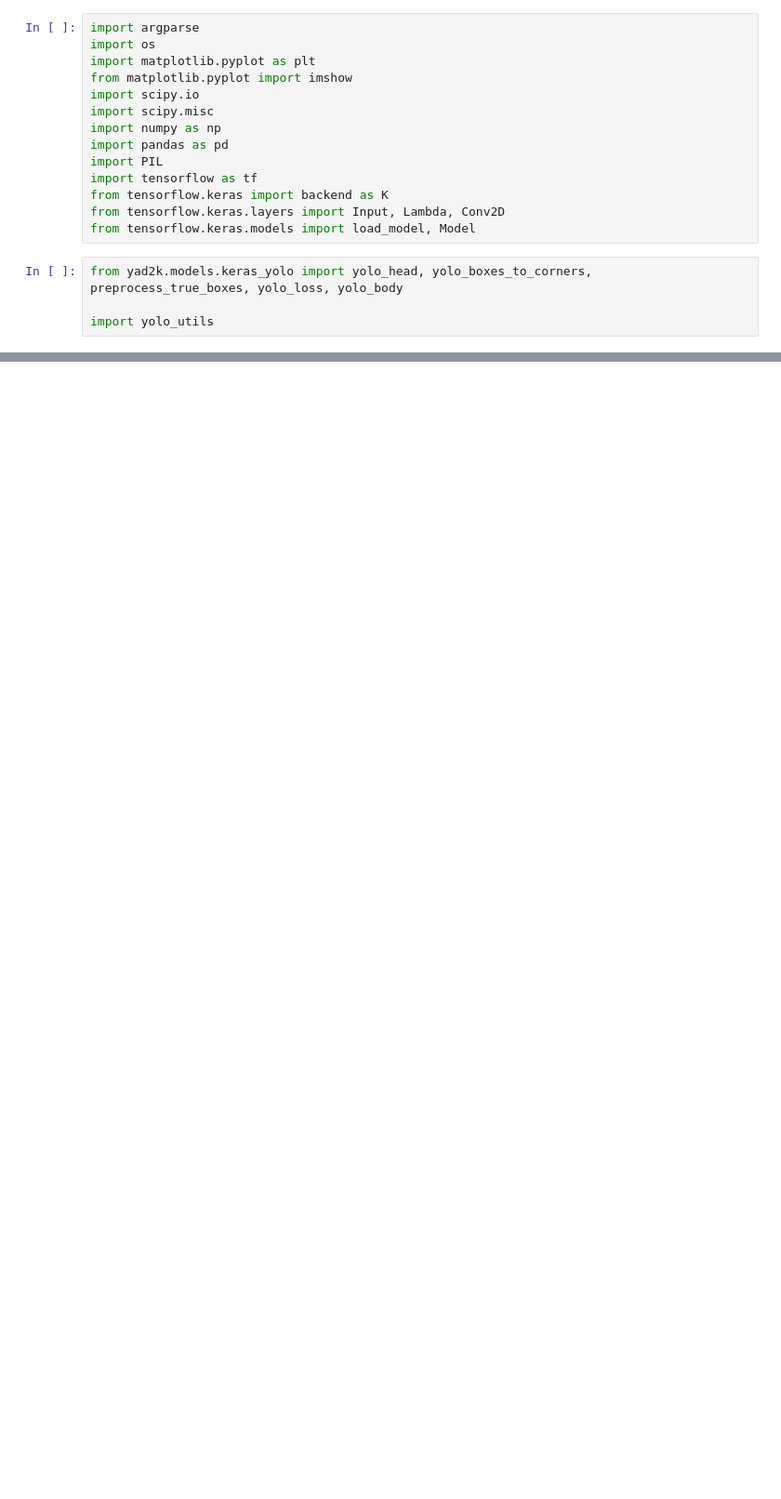
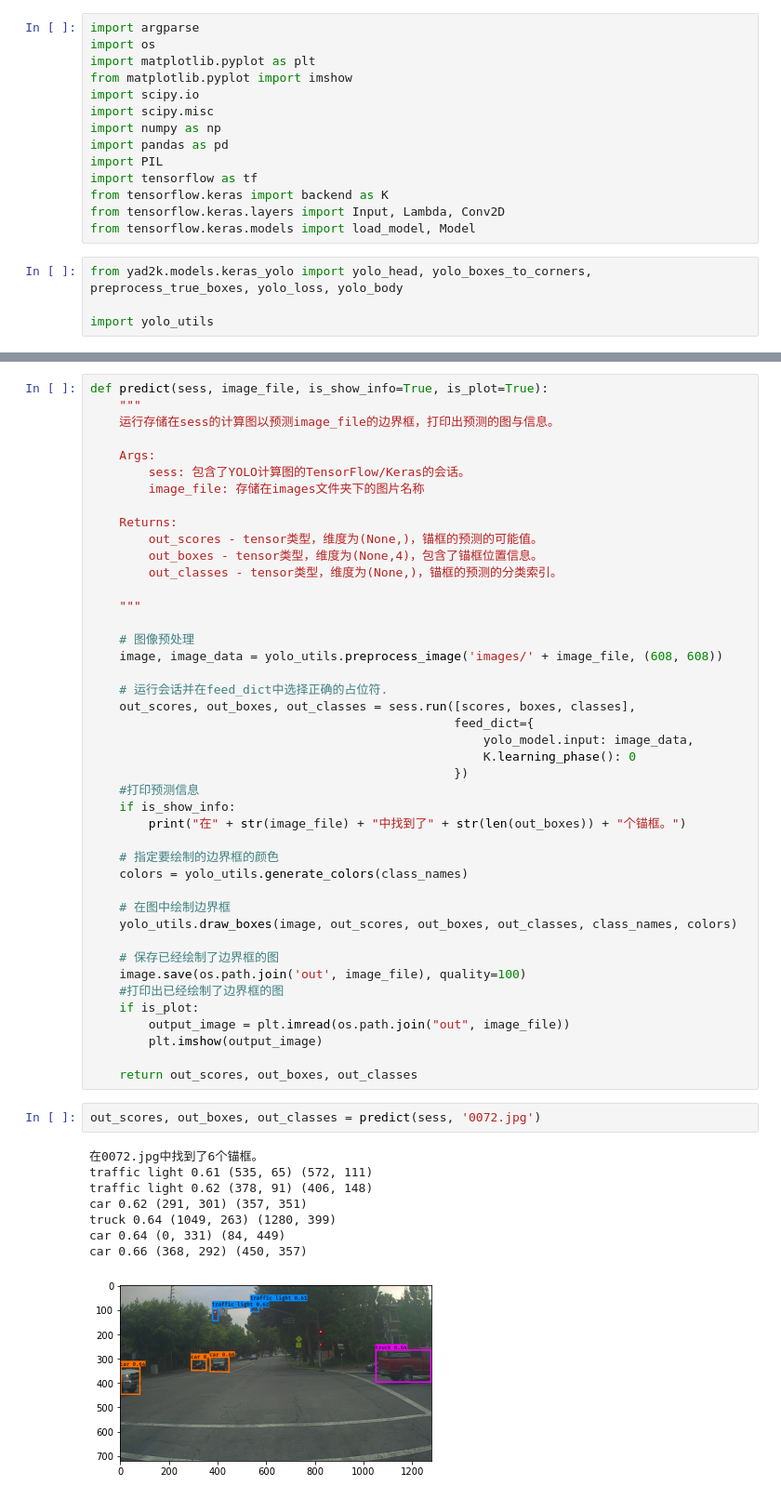
Before and after one commit to catchy666/Coursera-Deep-Learning-Andrew-Ng, a Jupyter notebook: assignments/c4-w3/c4-week3.ipynb, the cells around one changed output, grey strips where cells are left out. Shown: that part at 93% size. Cells and saved outputs as stored; diff of their text form; blank space fills up the shorter version.

```diff
--- a/assignments/c4-w3/c4-week3.ipynb
+++ b/assignments/c4-w3/c4-week3.ipynb
@@ -64,0 +330,54 @@ def yolo_filter_boxes(box_confidence, boxes, box_class_probs, threshold=0.6):
+# %%
+def predict(sess, image_file, is_show_info=True, is_plot=True):
+    """
+    运行存储在sess的计算图以预测image_file的边界框，打印出预测的图与信息。
+
+    Args:
+        sess: 包含了YOLO计算图的TensorFlow/Keras的会话。
+        image_file: 存储在images文件夹下的图片名称
+
+    Returns:
+        out_scores - tensor类型，维度为(None,)，锚框的预测的可能值。
+        out_boxes - tensor类型，维度为(None,4)，包含了锚框位置信息。
+        out_classes - tensor类型，维度为(None,)，锚框的预测的分类索引。
+
+    """
+
+    # 图像预处理
+    image, image_data = yolo_utils.preprocess_image('images/' + image_file, (608, 608))
+
+    # 运行会话并在feed_dict中选择正确的占位符.
+    out_scores, out_boxes, out_classes = sess.run([scores, boxes, classes],
+                                                  feed_dict={
+                                                      yolo_model.input: image_data,
+                                                      K.learning_phase(): 0
+                                                  })
+    #打印预测信息
+    if is_show_info:
+        print("在" + str(image_file) + "中找到了" + str(len(out_boxes)) + "个锚框。")
+
+    # 指定要绘制的边界框的颜色
+    colors = yolo_utils.generate_colors(class_names)
+
+    # 在图中绘制边界框
+    yolo_utils.draw_boxes(image, out_scores, out_boxes, out_classes, class_names, colors)
+
+    # 保存已经绘制了边界框的图
+    image.save(os.path.join('out', image_file), quality=100)
+    #打印出已经绘制了边界框的图
+    if is_plot:
+        output_image = plt.imread(os.path.join("out", image_file))
+        plt.imshow(output_image)
+
+    return out_scores, out_boxes, out_classes
+# %%
+out_scores, out_boxes, out_classes = predict(sess, '0072.jpg')
+# %% [output]
+在0072.jpg中找到了6个锚框。
+traffic light 0.61 (535, 65) (572, 111)
+traffic light 0.62 (378, 91) (406, 148)
+car 0.62 (291, 301) (357, 351)
+truck 0.64 (1049, 263) (1280, 399)
+car 0.64 (0, 331) (84, 449)
+car 0.66 (368, 292) (450, 357)
+[figure, added]
```
Also changed, not shown: parts of 18 cells of this notebook, 14 other files.
